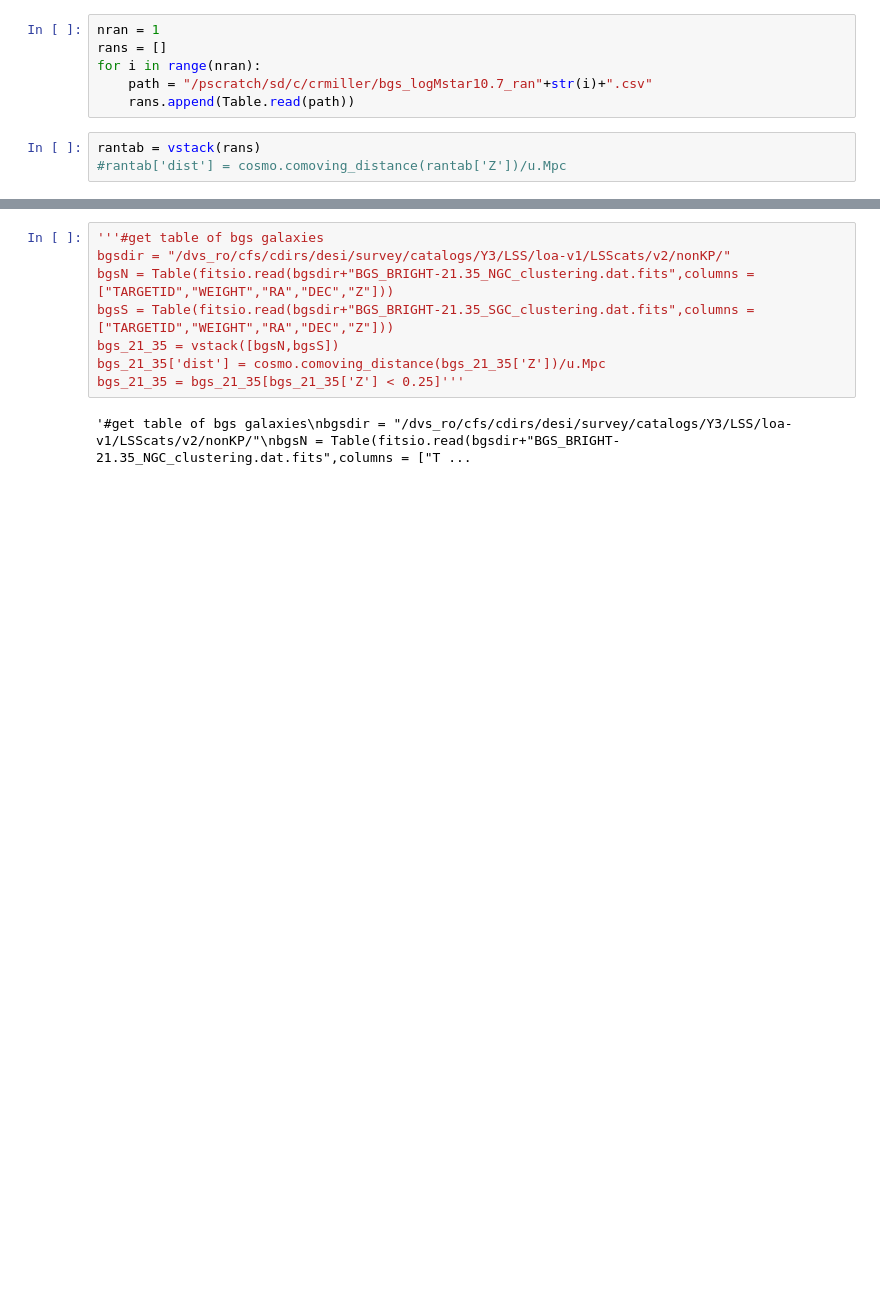
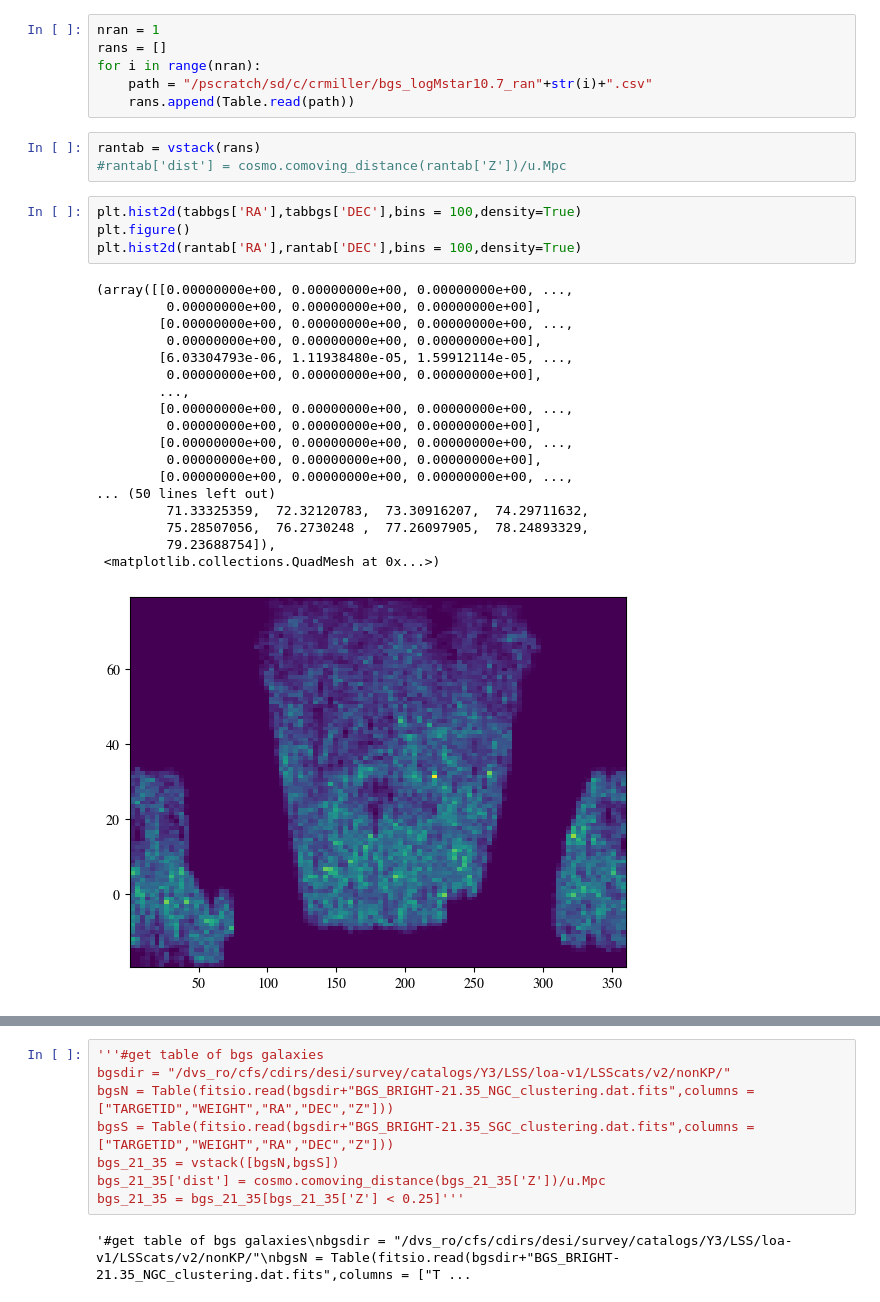
Before and after one commit to catherine-miller/bgsmaps, a Jupyter notebook: bgsclustering.ipynb, the cells around one changed output, grey strips where cells are left out. Drawn from its saved outputs; the diff is of its cells as text; blank space fills up the shorter version.

```diff
--- a/bgsclustering.ipynb
+++ b/bgsclustering.ipynb
@@ -141,3 +141,26 @@ for i in range(nran):
 # %%
 rantab = vstack(rans)
 #rantab['dist'] = cosmo.comoving_distance(rantab['Z'])/u.Mpc
+# %%
+plt.hist2d(tabbgs['RA'],tabbgs['DEC'],bins = 100,density=True)
+plt.figure()
+plt.hist2d(rantab['RA'],rantab['DEC'],bins = 100,density=True)
+# %% [output]
+(array([[0.00000000e+00, 0.00000000e+00, 0.00000000e+00, ...,
+         0.00000000e+00, 0.00000000e+00, 0.00000000e+00],
+        [0.00000000e+00, 0.00000000e+00, 0.00000000e+00, ...,
+         0.00000000e+00, 0.00000000e+00, 0.00000000e+00],
+        [6.03304793e-06, 1.11938480e-05, 1.59912114e-05, ...,
+         0.00000000e+00, 0.00000000e+00, 0.00000000e+00],
+        ...,
+        [0.00000000e+00, 0.00000000e+00, 0.00000000e+00, ...,
+         0.00000000e+00, 0.00000000e+00, 0.00000000e+00],
+        [0.00000000e+00, 0.00000000e+00, 0.00000000e+00, ...,
+         0.00000000e+00, 0.00000000e+00, 0.00000000e+00],
+        [0.00000000e+00, 0.00000000e+00, 0.00000000e+00, ...,
+... (50 lines left out)
+         71.33325359,  72.32120783,  73.30916207,  74.29711632,
+         75.28507056,  76.2730248 ,  77.26097905,  78.24893329,
+         79.23688754]),
+ <matplotlib.collections.QuadMesh at 0x...>)
+[figure, added]
```
Also changed, not shown: parts of 5 cells of this notebook.
